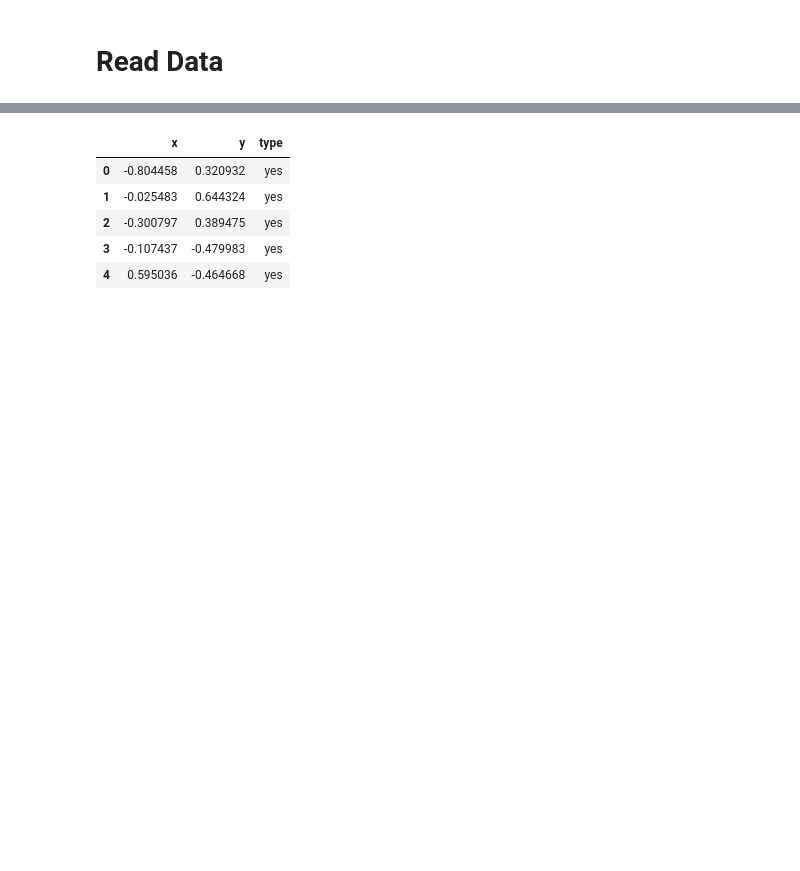
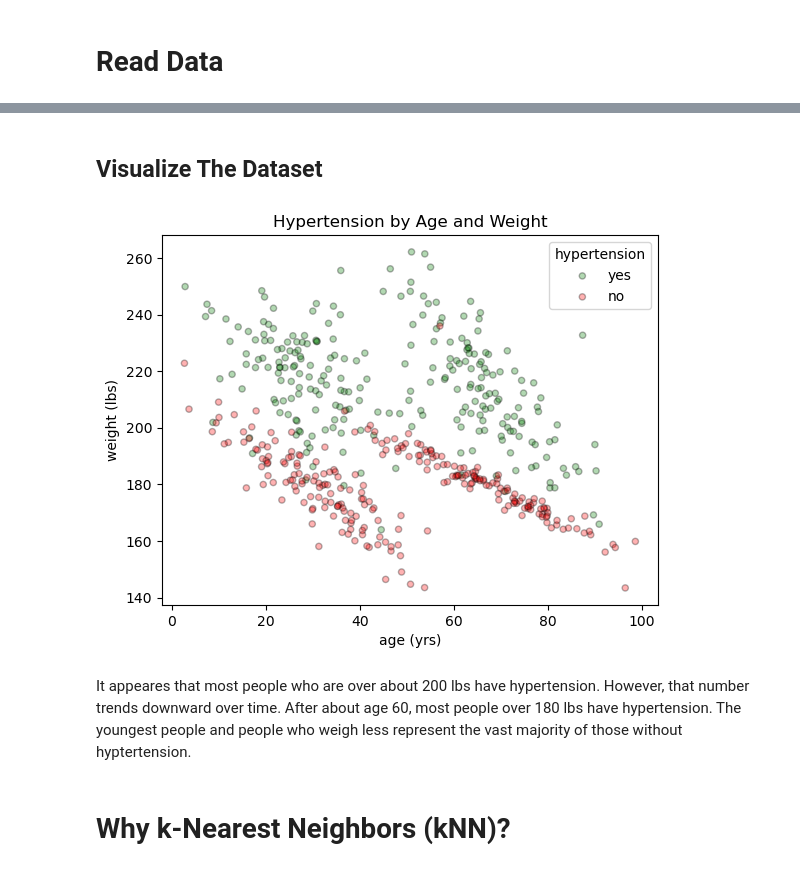
Before and after one commit to papir805/Stanford-ML-Class, a Jupyter notebook: notebooks/k_nearest_neighbors_classifier.ipynb, the cells around one changed output, grey strips where cells are left out. Drawn from its saved outputs; the diff is of its cells as text; code cells hidden in the pictures; blank space fills up the shorter version.

```diff
--- a/notebooks/k_nearest_neighbors_classifier.ipynb
+++ b/notebooks/k_nearest_neighbors_classifier.ipynb
@@ -17,9 +38,0 @@ df = pd.read_csv("../data/toy_data.csv", index_col=0)
-# %%
-df.head()
-# %% [output]
-|  | x | y | type |
-| 0 | -0.804458 | 0.320932 | yes |
-| 1 | -0.025483 | 0.644324 | yes |
-| 2 | -0.300797 | 0.389475 | yes |
-| 3 | -0.107437 | -0.479983 | yes |
-| 4 | 0.595036 | -0.464668 | yes |
@@ -25,0 +50,2 @@ df.head()
+# %% [markdown]
+## Visualize The Dataset
@@ -25,0 +60,30 @@ df.head()
+# %%
+# Create figure and axis for graphing
+fig, ax = plt.subplots(1,1)
+
+# Scatter plot of patients with hypertension
+ax.scatter(x=df_yesses[x_label],
+           y=df_yesses[y_label],
+           c=df_yesses['color'],
+           label=label_0, s=20,
+           edgecolor="k", alpha=0.3)
+
+# Scatter plot of patients without hypertension
+ax.scatter(x=df_nos[x_label],
+           y=df_nos[y_label],
+           c=df_nos['color'],
+           label=label_1, s=20,
+           edgecolor="k", alpha=0.3)
+
+ax.set_title('Hypertension by Age and Weight')
+ax.set_xlabel(x_label)
+ax.set_ylabel(y_label)
+ax.legend(title=target_label)
+
+plt.show()
+# %% [output]
+[figure, added]
+# %% [markdown]
+It appeares that most people who are over about 200 lbs have hypertension.  However, that number trends downward over time.  After about age 60, most people over 180 lbs have hypertension.  The youngest people and people who weigh less represent the vast majority of those without hyptertension.
+# %% [markdown]
+# Why k-Nearest Neighbors (kNN)?
```
Also changed, not shown: parts of 37 cells of this notebook, 1 other file.
